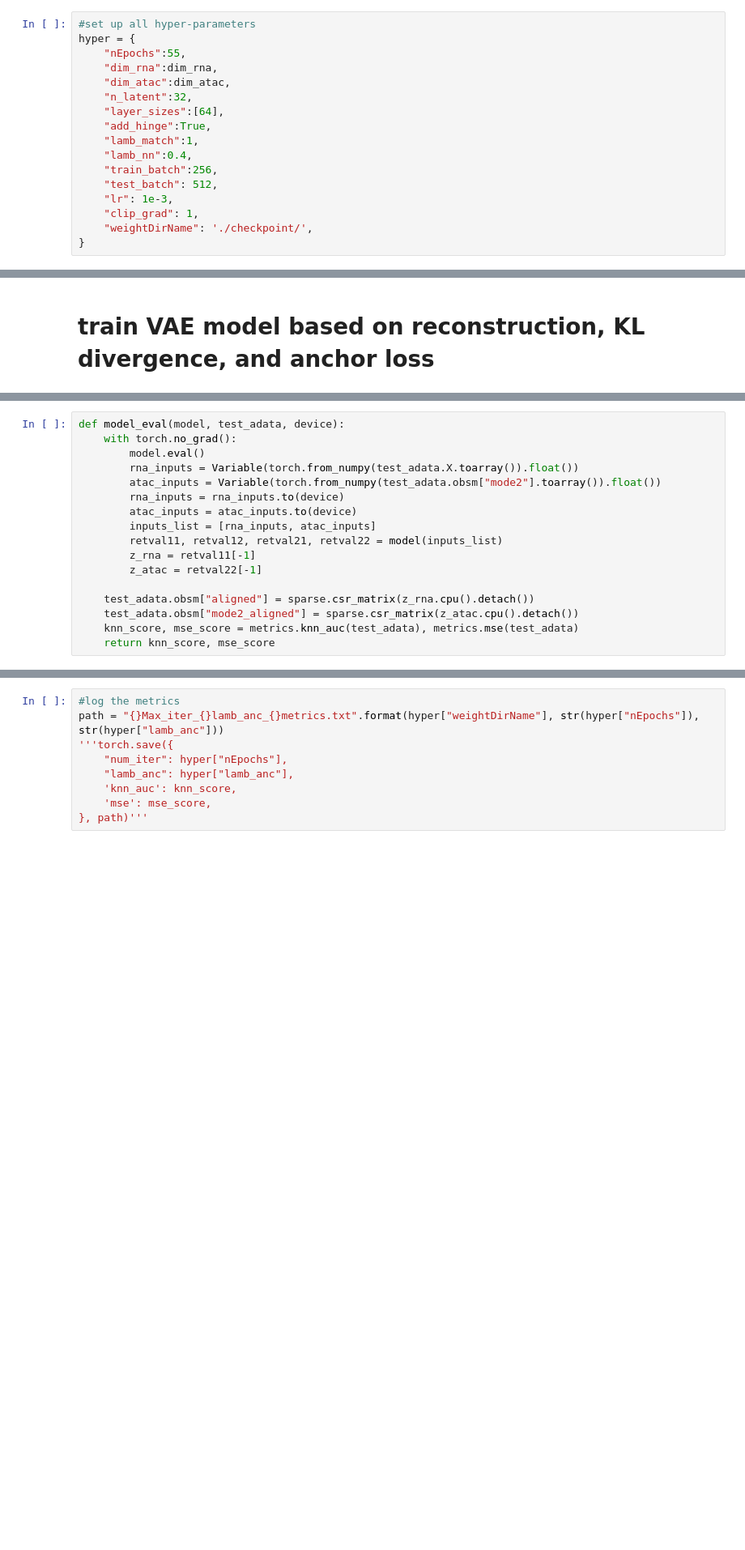
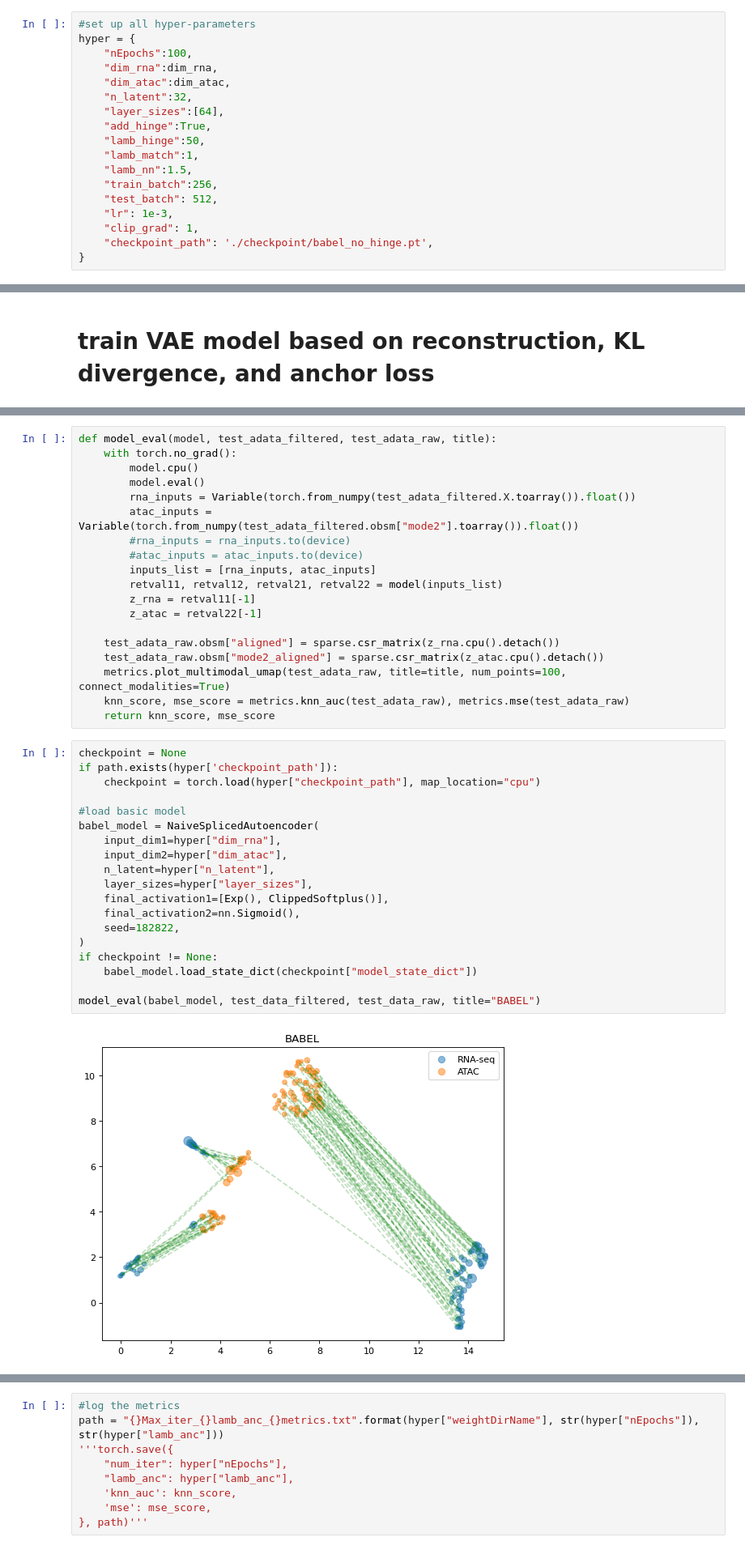
Before and after one commit to jiayueg/multimodal, a Jupyter notebook: autoencoder_BABEL.ipynb, the cells around one changed output, grey strips where cells are left out. Shown at 81% size. Saved outputs shown, nothing was run; the diff lists cells and outputs as text; blank space fills up the shorter version.

```diff
--- a/autoencoder_BABEL.ipynb
+++ b/autoencoder_BABEL.ipynb
@@ -110,19 +108,20 @@ print(dim_atac)
 # %%
 #set up all hyper-parameters
 hyper = {
-    "nEpochs":55,
+    "nEpochs":100,
     "dim_rna":dim_rna,
     "dim_atac":dim_atac,
     "n_latent":32,
     "layer_sizes":[64],
     "add_hinge":True,
+    "lamb_hinge":50,
     "lamb_match":1,
-    "lamb_nn":0.4,
+    "lamb_nn":1.5,
     "train_batch":256,
     "test_batch": 512,
     "lr": 1e-3,
     "clip_grad": 1,
-    "weightDirName": './checkpoint/',
+    "checkpoint_path": './checkpoint/babel_no_hinge.pt',
 }
 # %% [markdown]
 # **define pytorch datasets for RNA and ATAC**
@@ -598,19 +612,42 @@ def knn_criteria(rna_inputs, atac_inputs, rna_outputs, atac_outputs, proportion_
     area_under_curve = np.mean(neighbors_match_curve)
     return area_under_curve
 # %%
-def model_eval(model, test_adata, device):
+def model_eval(model, test_adata_filtered, test_adata_raw, title):
     with torch.no_grad():
+        model.cpu()
         model.eval()
-        rna_inputs = Variable(torch.from_numpy(test_adata.X.toarray()).float())
-        atac_inputs = Variable(torch.from_numpy(test_adata.obsm["mode2"].toarray()).float())
-        rna_inputs = rna_inputs.to(device)
-        atac_inputs = atac_inputs.to(device)
+        rna_inputs = Variable(torch.from_numpy(test_adata_filtered.X.toarray()).float())
+        atac_inputs = Variable(torch.from_numpy(test_adata_filtered.obsm["mode2"].toarray()).float())
+        #rna_inputs = rna_inputs.to(device)
+        #atac_inputs = atac_inputs.to(device)
         inputs_list = [rna_inputs, atac_inputs]
         retval11, retval12, retval21, retval22 = model(inputs_list)
         z_rna = retval11[-1]
         z_atac = retval22[-1]
 
-    test_adata.obsm["aligned"] = sparse.csr_matrix(z_rna.cpu().detach())
-    test_adata.obsm["mode2_aligned"] = sparse.csr_matrix(z_atac.cpu().detach())
-    knn_score, mse_score = metrics.knn_auc(test_adata), metrics.mse(test_adata)
+    test_adata_raw.obsm["aligned"] = sparse.csr_matrix(z_rna.cpu().detach())
+    test_adata_raw.obsm["mode2_aligned"] = sparse.csr_matrix(z_atac.cpu().detach())
+    metrics.plot_multimodal_umap(test_adata_raw, title=title, num_points=100, connect_modalities=True)
+    knn_score, mse_score = metrics.knn_auc(test_adata_raw), metrics.mse(test_adata_raw)
     return knn_score, mse_score
+# %%
+checkpoint = None
+if path.exists(hyper['checkpoint_path']):
+    checkpoint = torch.load(hyper["checkpoint_path"], map_location="cpu")
+
+#load basic model
+babel_model = NaiveSplicedAutoencoder(
+    input_dim1=hyper["dim_rna"],
+    input_dim2=hyper["dim_atac"],
+    n_latent=hyper["n_latent"],
+    layer_sizes=hyper["layer_sizes"],
+    final_activation1=[Exp(), ClippedSoftplus()],
+    final_activation2=nn.Sigmoid(),
+    seed=182822,
+)
+if checkpoint != None:
+    babel_model.load_state_dict(checkpoint["model_state_dict"])
+
+model_eval(babel_model, test_data_filtered, test_data_raw, title="BABEL")
+# %% [output]
+[figure, added]
```
Also changed, not shown: parts of 17 cells of this notebook, 8 other files.
